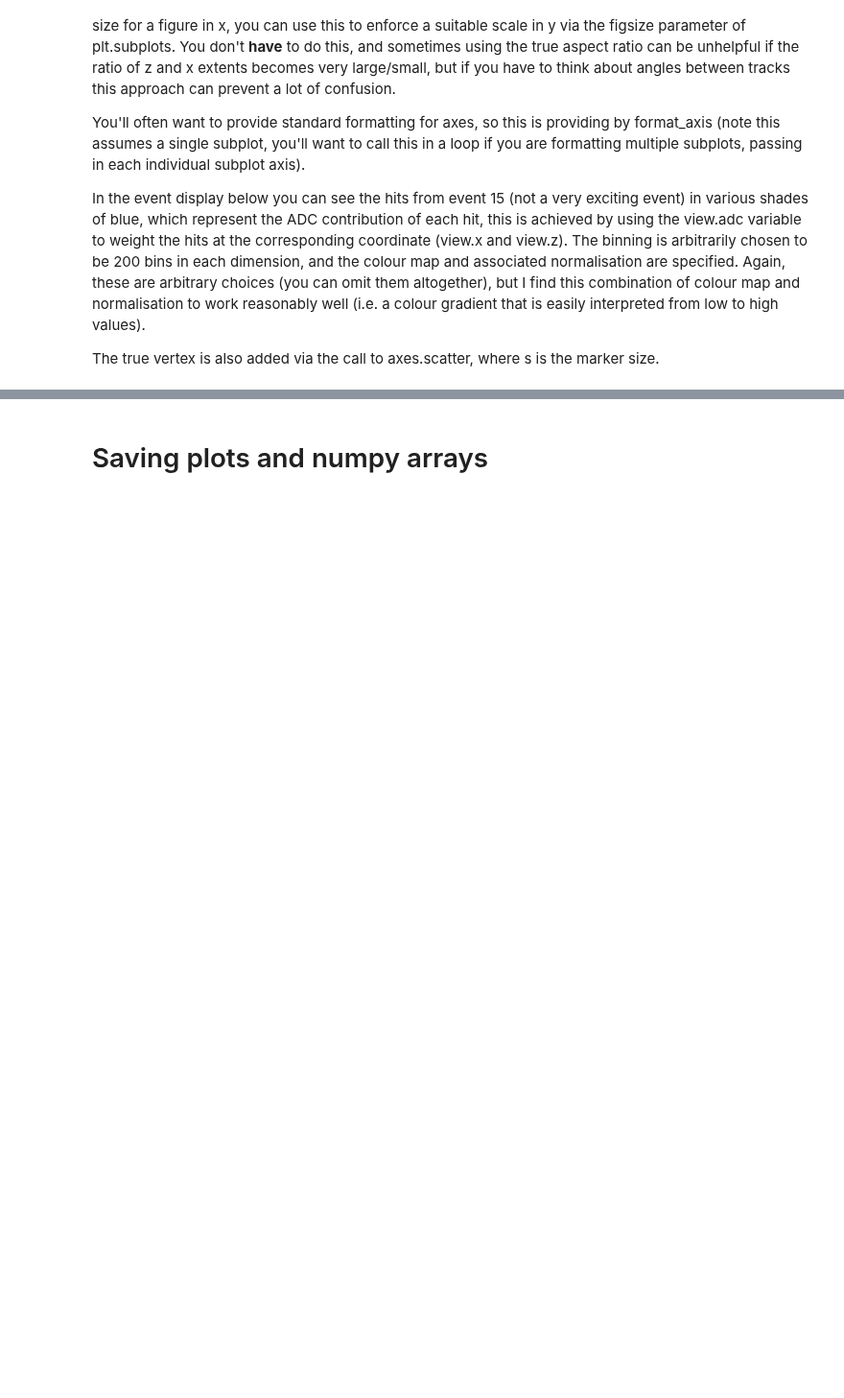
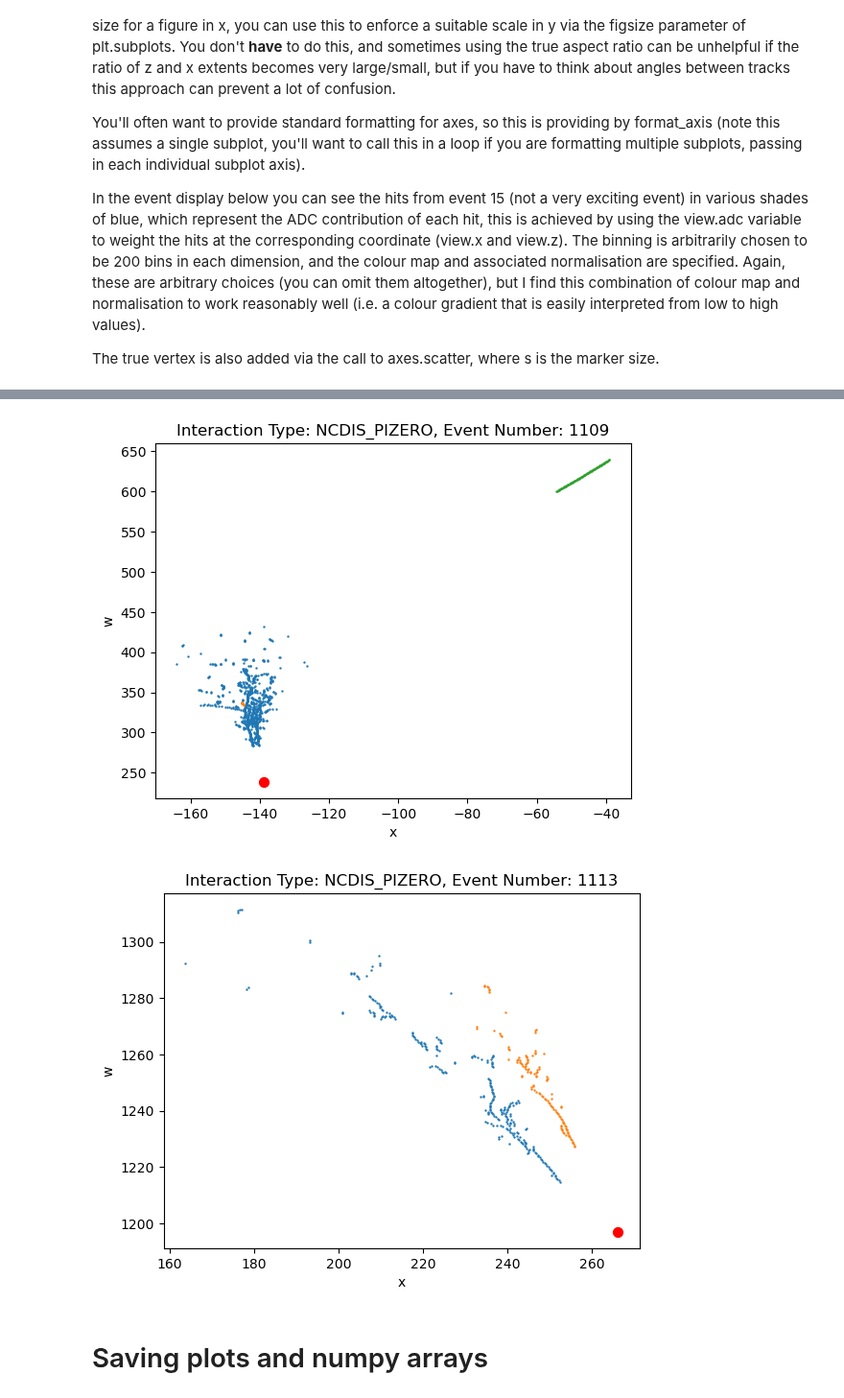
Before and after one commit to mohummudh/neutrinos-dune, a Jupyter notebook: andrew/1display/project_start.ipynb, the cells around one changed output, grey strips where cells are left out. Shown at 96% size. Drawn from its saved outputs; the diff is of its cells as text; code cells hidden in the pictures; blank space fills up the shorter version.

```diff
--- a/andrew/1display/project_start.ipynb
+++ b/andrew/1display/project_start.ipynb
@@ -195,3 +205,9 @@ plotparticles(1)
+# %%
+plotparticles(1109)
+plotparticles(1113)
+# %% [output]
+[figure, added]
+[figure, added]
 # %% [markdown]
 # Saving plots and numpy arrays
 # %% [markdown]
```
Also changed, not shown: parts of 4 cells of this notebook, 21 other files.
